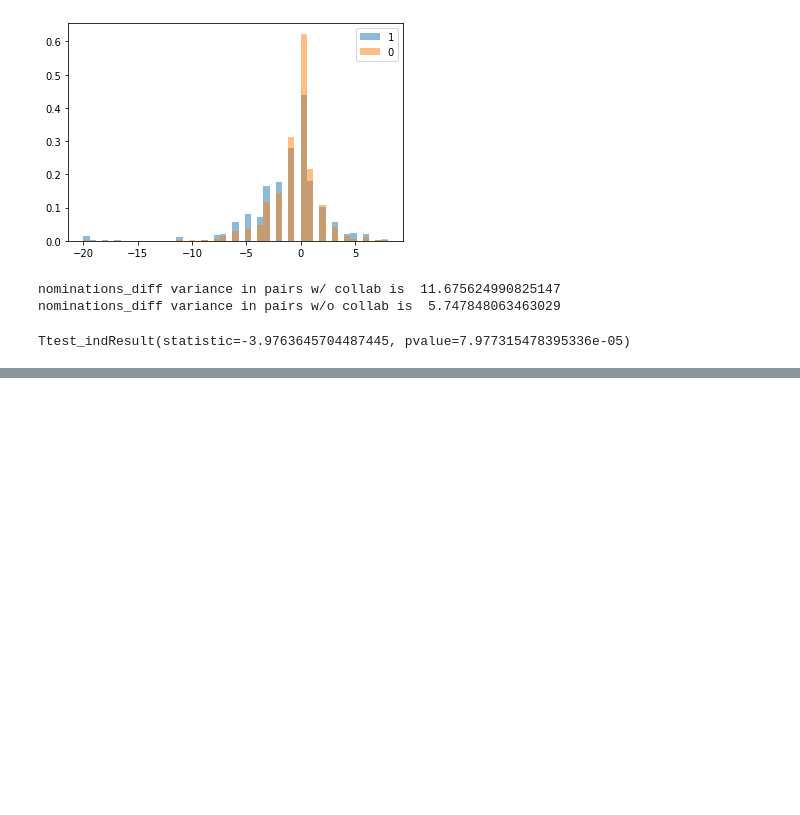
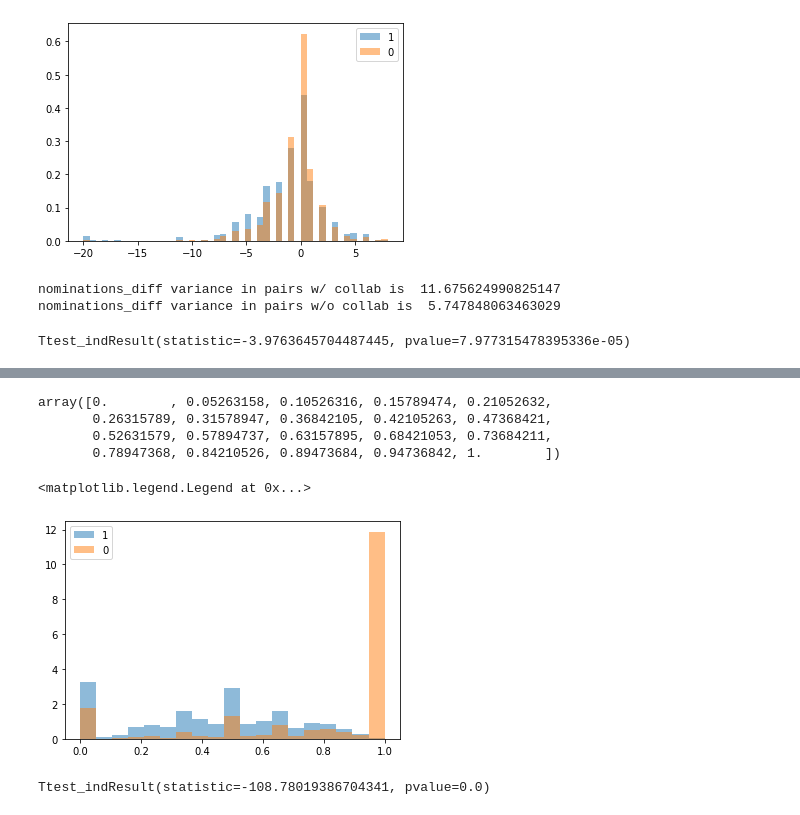
Before and after one commit to marlinfiggins/West-Coast-Datathon-F2020, a Jupyter notebook: notebooks/Covariate_testing_copy.ipynb, the cells around one changed output, grey strips where cells are left out. Saved outputs shown, nothing was run; the diff lists cells and outputs as text; code cells hidden in the pictures; blank space fills up the shorter version.

Commit message:
visualization of t-test

```diff
--- a/notebooks/Covariate_testing_copy.ipynb
+++ b/notebooks/Covariate_testing_copy.ipynb
@@ -501,0 +525,20 @@ Ttest_indResult(statistic=-3.9763645704487445, pvalue=7.977315478395336e-05)
+# %%
+act_genre_prop = {}
+for actor in actors:
+    temp = movie_industry[movie_industry.star == actor].groupby(["genre"])["star"].count()
+    prop = []
+    total = sum(temp.values)
+    for category in genre:
+        if category in temp.index:
+            prop.append(temp[category]/total)
+        else:
+            prop.append(0)
+    act_genre_prop[actor] = np.array(prop)
+# %%
+%%time
+genre_tvd = []
+for i in df.index:
+    director = df.director[i]
+    actor = df.actor[i]
+    tvd = sum(abs(dir_genre_prop[director] - act_genre_prop[actor]))/2
+    genre_tvd.append(tvd)
@@ -501,0 +548,23 @@ Ttest_indResult(statistic=-3.9763645704487445, pvalue=7.977315478395336e-05)
+# %%
+df["genre_tvd"] = genre_tvd
+# %%
+bins = np.linspace(min(genre_tvd), max(genre_tvd), 20)
+bins
+# %% [output]
+array([0.        , 0.05263158, 0.10526316, 0.15789474, 0.21052632,
+       0.26315789, 0.31578947, 0.36842105, 0.42105263, 0.47368421,
+       0.52631579, 0.57894737, 0.63157895, 0.68421053, 0.73684211,
+       0.78947368, 0.84210526, 0.89473684, 0.94736842, 1.        ])
+# %%
+plt.hist(df[df["collab indicator"] == 1].genre_tvd.values, density = True, bins = bins, label = "1", alpha = 0.5)
+plt.hist(df[df["collab indicator"] == 0].genre_tvd.values, density = True, bins = bins, label = "0", alpha = 0.5)
+plt.legend()
+# %% [output]
+<matplotlib.legend.Legend at 0x...>
+[figure, added]
+# %%
+ttest_ind(df[df["collab indicator"] == 1].genre_tvd.values,
+                      df[df["collab indicator"] == 0].genre_tvd.values,
+                      equal_var=False)
+# %% [output]
+Ttest_indResult(statistic=-108.78019386704341, pvalue=0.0)
```
Also changed, not shown: parts of 13 cells of this notebook.
